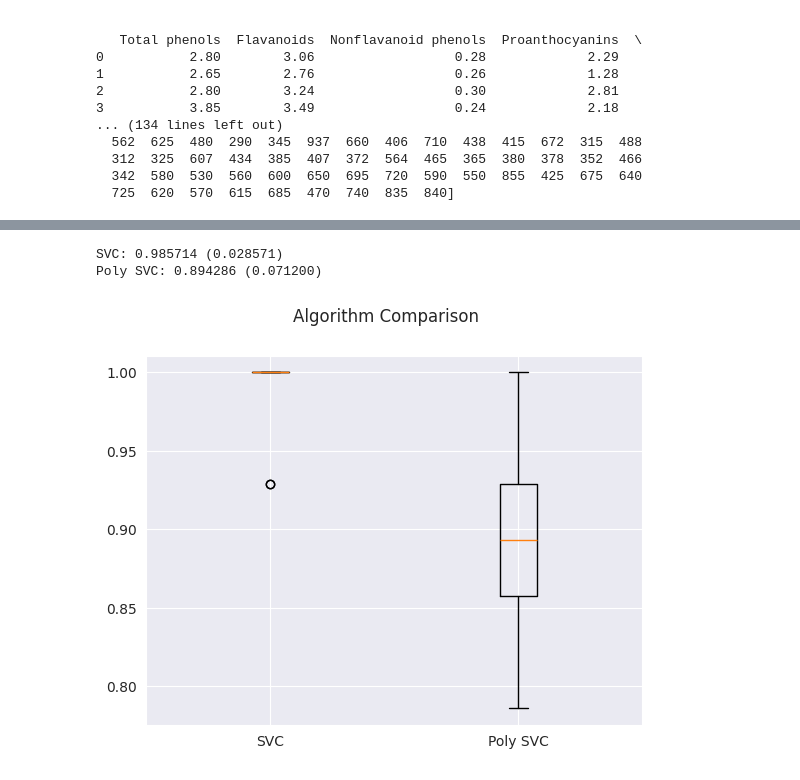
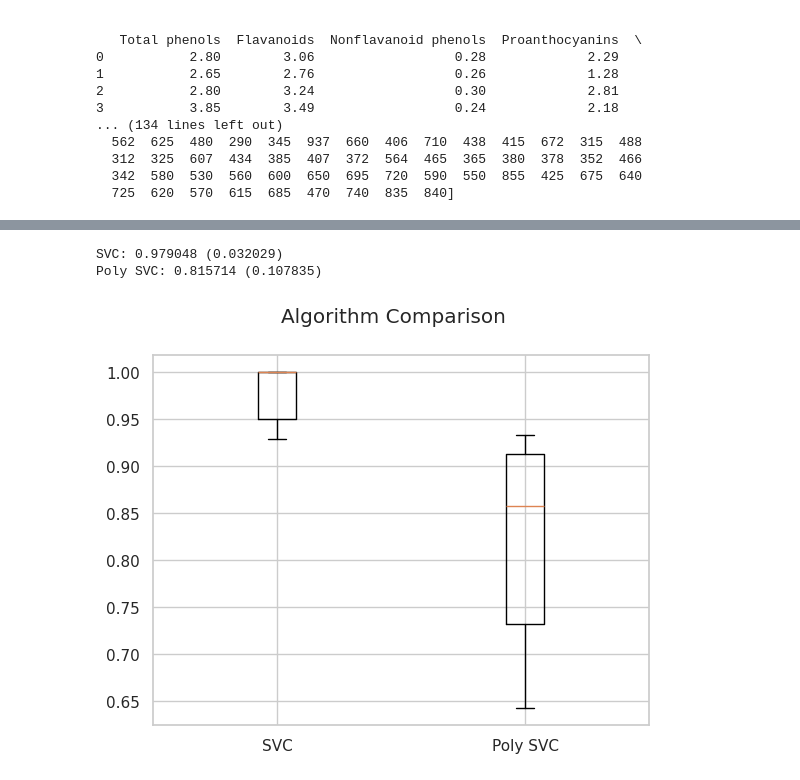
Before and after one commit to Trolann/cmpe188-assignments, a Jupyter notebook: svm_homework/svm_homework.ipynb, the cells around one changed output, grey strips where cells are left out. Saved outputs shown, nothing was run; the diff lists cells and outputs as text; code cells hidden in the pictures.

```diff
--- a/svm_homework/svm_homework.ipynb
+++ b/svm_homework/svm_homework.ipynb
@@ -137,0 +179,27 @@ AdaBoost: 0.957143 (0.057143)
+# %%
+accuracy_dict = {}
+for name, model in models:
+    model.fit(X_train, Y_train)
+    y_pred = model.predict(X_test)
+    accuracy = model.score(X_test, Y_test)
+    accuracy_dict[name] = accuracy
+    print(f"{name} Accuracy: {accuracy:.4f}")
+
+# Plotting the accuracies
+import matplotlib.pyplot as plt
+import numpy as np
+import seaborn as sns
+
+# Set the style
+sns.set_theme(style="whitegrid")
+methods = list(accuracy_dict.keys())
+accuracies = list(accuracy_dict.values())
+
+plt.figure(figsize=(10, 6))
+sns.barplot(x=methods, y=accuracies, hue=methods, palette="viridis", legend=False)
+plt.title('Classifier Accuracy Comparison')
+plt.xlabel('Classifier')
+plt.ylabel('Accuracy')
+plt.ylim(0, 1) # Accuracy domain
+plt.tight_layout()
+plt.show()
@@ -138,9 +217,17 @@ AdaBoost: 0.957143 (0.057143)
 # %%
-# Polynomial kernel with kernel degree 2
-poly_svc_model = ('Poly SVC', SVC(kernel='poly', degree=2, C=1.0, random_state=1))
-compare_svc_models = [svc_model, poly_svc_model]
+poly_svc_model = SVC(kernel='poly', degree=5, C=1.0, random_state=1, probability=True)
+# fit and append
+poly_svc_model.fit(X_train, Y_train)
+y_pred_poly = poly_svc_model.predict(X_test)
+accuracy_poly = poly_svc_model.score(X_test, Y_test)
+poly_svc = ('Poly SVC', poly_svc_model)
+accuracy_dict[poly_svc[0]] = accuracy_poly
+models.append(poly_svc)
+
+
+compare_svc_models = [svc_model, poly_svc]
 evaluate_each_model_in_turn(compare_svc_models, X_train, Y_train)
 # %% [output]
-SVC: 0.985714 (0.028571)
-Poly SVC: 0.894286 (0.071200)
+SVC: 0.979048 (0.032029)
+Poly SVC: 0.815714 (0.107835)
-[figure, old version]
+[figure, new version]
```
Also changed, not shown: parts of 20 cells of this notebook.
